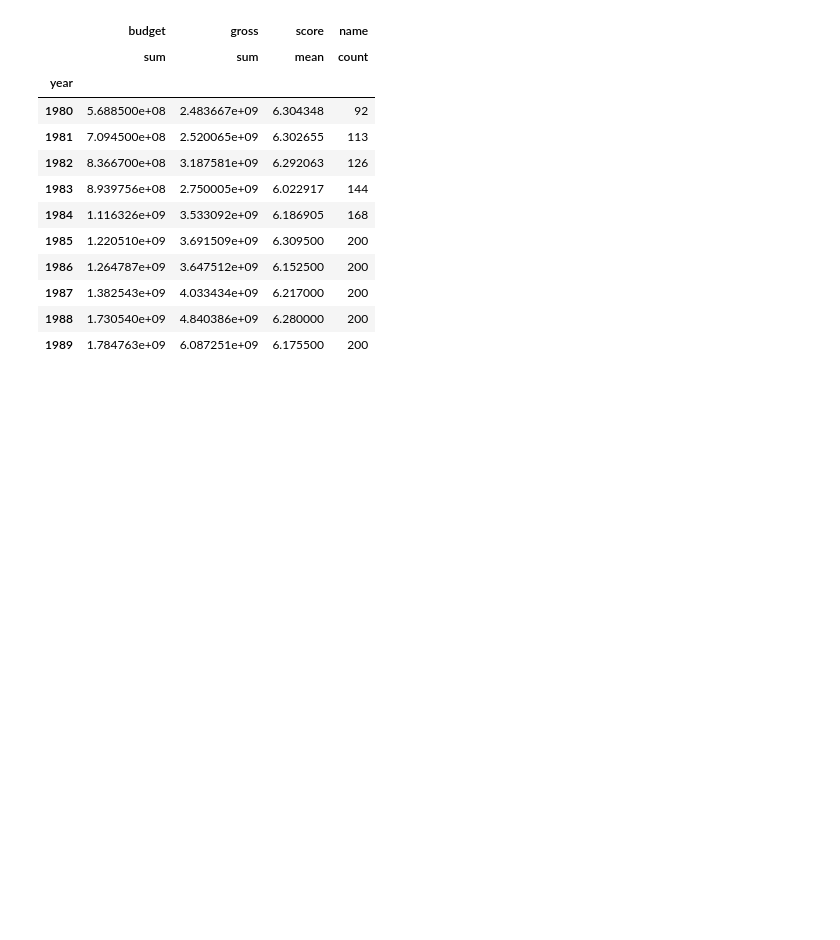
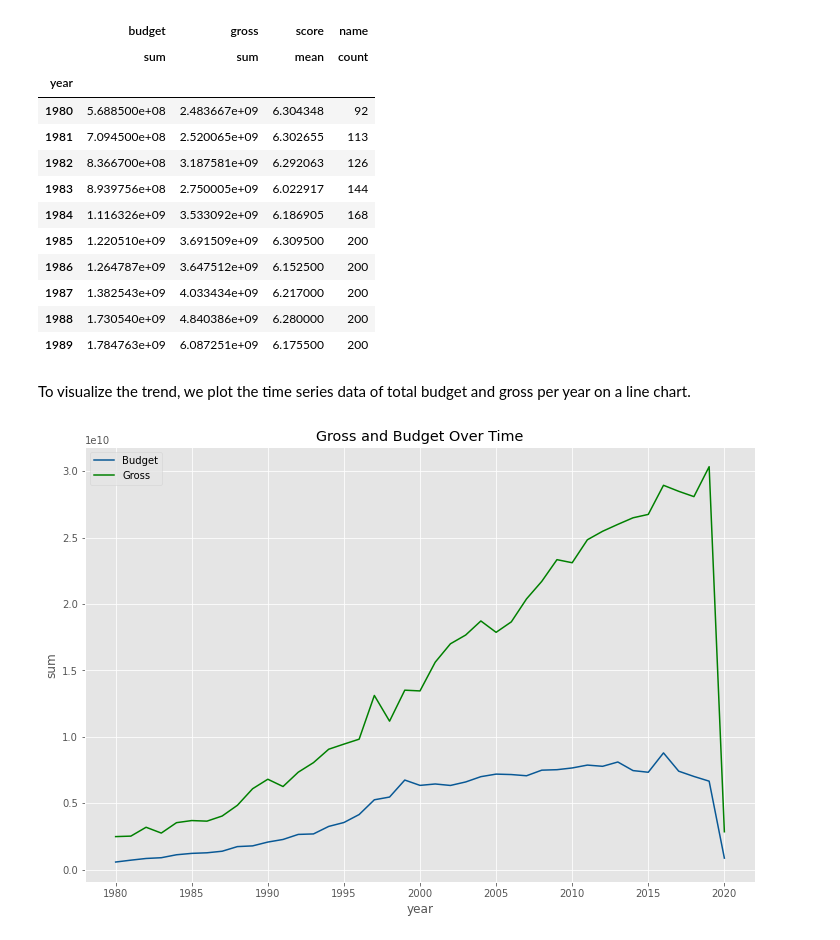
Before and after one commit to mikeglean/100-Days-of-Coding, a Jupyter notebook: film-data-analysis-python-project.ipynb, the cells around one changed output. Cells and saved outputs as stored; diff of their text form; code cells hidden in the pictures; blank space fills up the shorter version.

```diff
--- a/film-data-analysis-python-project.ipynb
+++ b/film-data-analysis-python-project.ipynb
@@ -383,3 +383,15 @@ df_aggregated.head(10)
 | 1987 | 1.382543e+09 | 4.033434e+09 | 6.217000 | 200 |
 | 1988 | 1.730540e+09 | 4.840386e+09 | 6.280000 | 200 |
 | 1989 | 1.784763e+09 | 6.087251e+09 | 6.175500 | 200 |
+# %% [markdown]
+To visualize the trend, we plot the time series data of total budget and gross per year on a line chart.
+# %%
+#Line Trend using seaborn
+
+sns.lineplot(data=df_aggregated, x='year', y=df_aggregated['budget']['sum'], color='#085895')
+sns.lineplot(data=df_aggregated, x='year', y=df_aggregated['gross']['sum'], color='green')
+plt.title('Gross and Budget Over Time')
+plt.legend(labels=["Budget","Gross"])
+plt.show()
+# %% [output]
+[figure, added]
```
Also changed, not shown: parts of 5 cells of this notebook.
